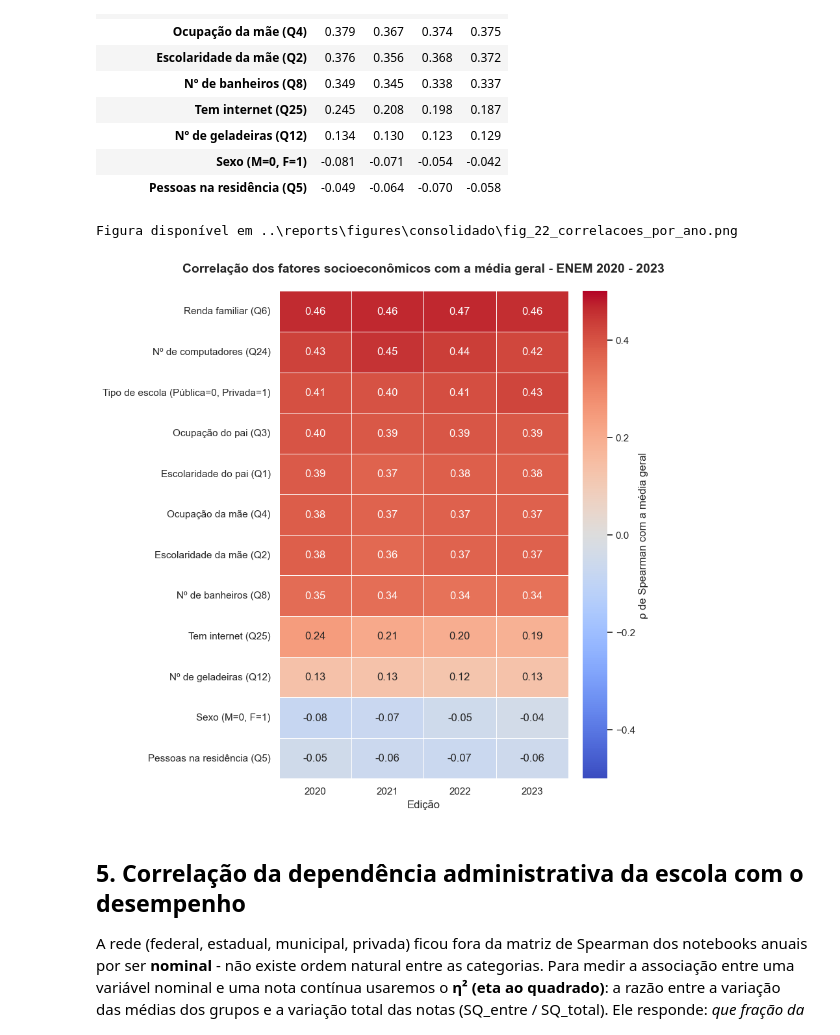
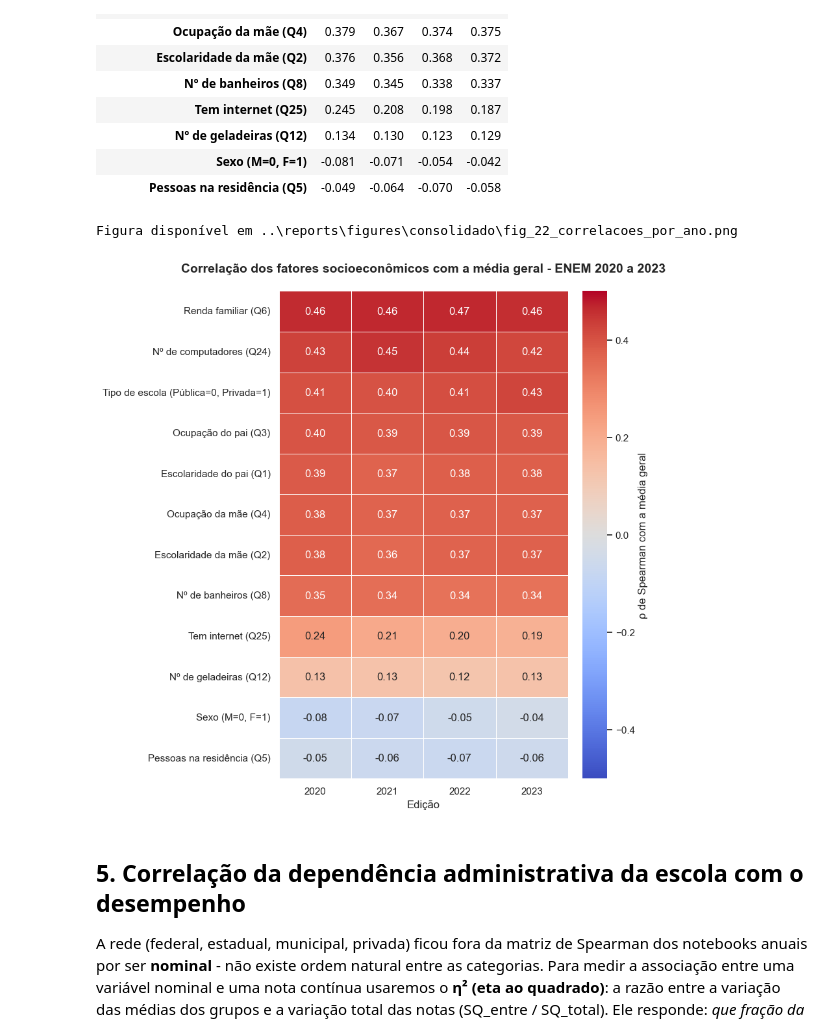
Before and after one commit to carlamoreeno/Project-Data-Science, a Jupyter notebook: src/analise_consolidada_edicoes_enem.ipynb, the cells around one changed output. Cells and saved outputs as stored; diff of their text form; code cells hidden in the pictures.

```diff
--- a/src/analise_consolidada_edicoes_enem.ipynb
+++ b/src/analise_consolidada_edicoes_enem.ipynb
@@ -219,15 +219,15 @@ correlacoes_ano.round(3)
 # %%
 fig, ax = plt.subplots(figsize=(8.5, 8.5), constrained_layout=True)
 sns.heatmap(correlacoes_ano, annot=True, fmt='.2f', cmap='coolwarm', center=0,
             vmin=-0.5, vmax=0.5, linewidths=0.5, linecolor='white',
             cbar_kws={'label': 'ρ de Spearman com a média geral'}, ax=ax)
-ax.set_title('Correlação dos fatores socioeconômicos com a média geral - ENEM 2020 - 2023\n', fontsize=14, fontweight='bold')
+ax.set_title('Correlação dos fatores socioeconômicos com a média geral - ENEM 2020 a 2023\n', fontsize=14, fontweight='bold')
 ax.set_xlabel('Edição')
 salvar(fig, 'fig_22_correlacoes_por_ano')
 plt.show()
 # %% [output]
 Figura disponível em ..\reports\figures\consolidado\fig_22_correlacoes_por_ano.png
-[figure, old version]
+[figure, new version]
 # %% [markdown]
 ## 5. Correlação da dependência administrativa da escola com o desempenho
 
```
Also changed, not shown: 1 other file.
